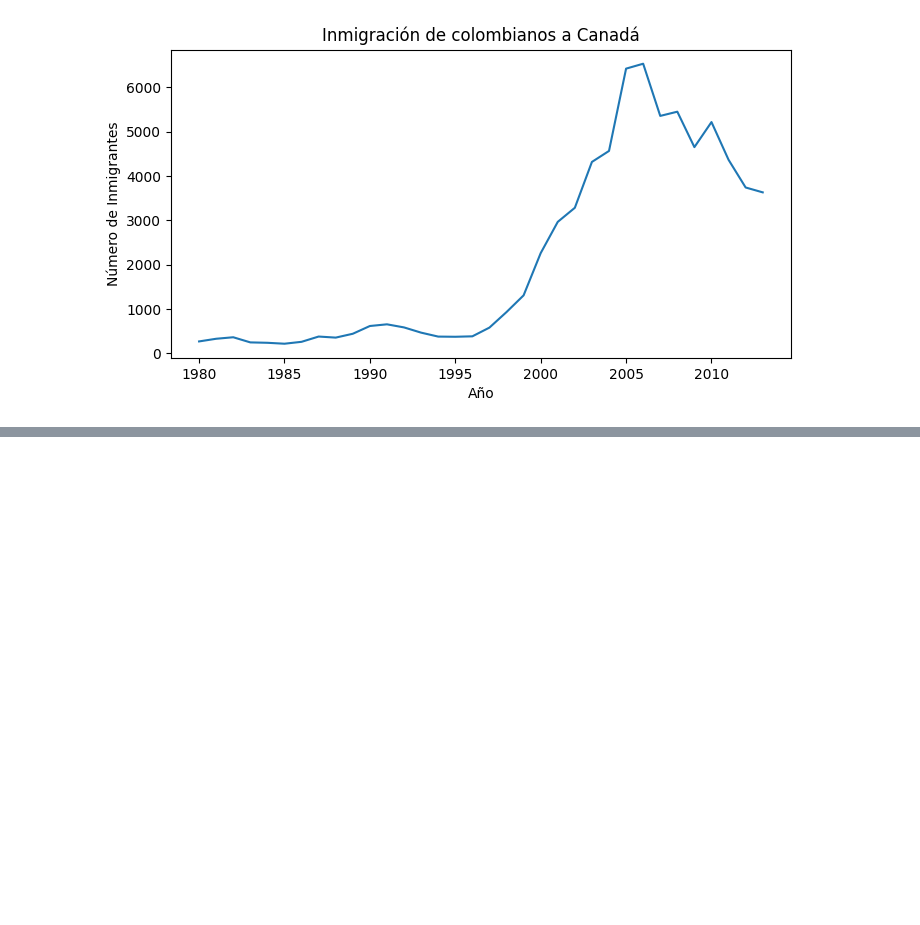
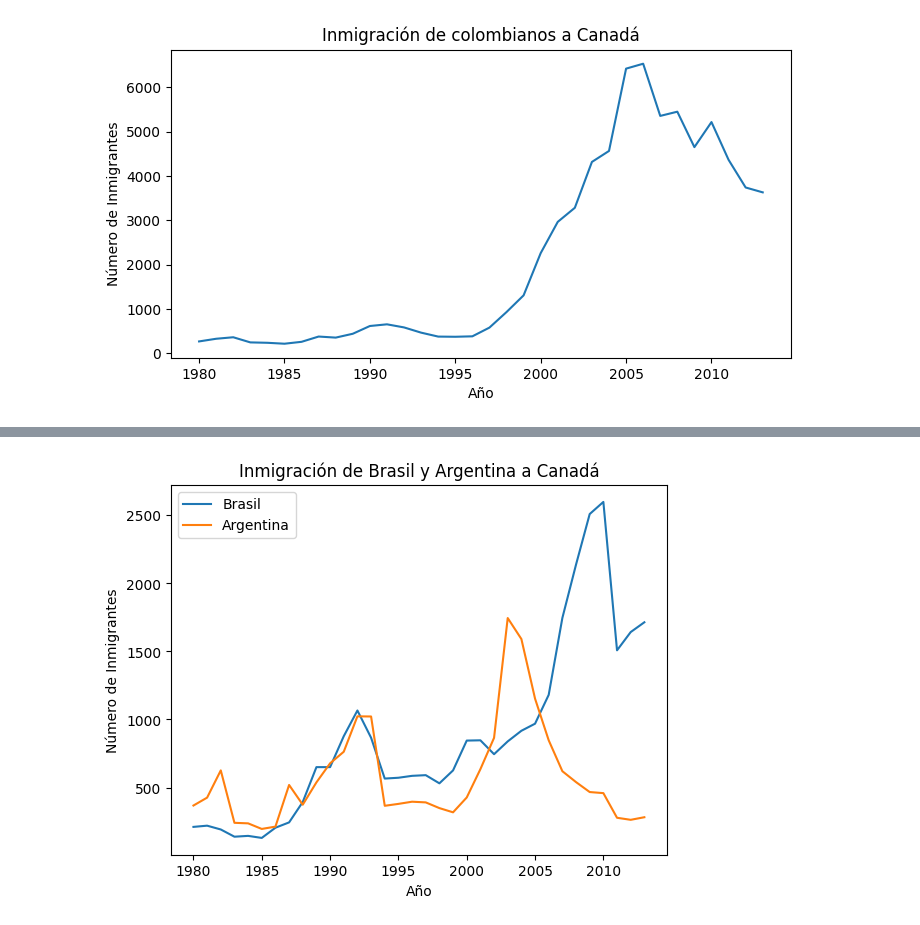
Before and after one commit to TAGARA-TECH/visualizacionDeDatos, a Jupyter notebook: visualizacion_de_datos_con_python.ipynb, the cells around one changed output, grey strips where cells are left out. Saved outputs shown, nothing was run; the diff lists cells and outputs as text; code cells hidden in the pictures; blank space fills up the shorter version.

```diff
--- a/visualizacion_de_datos_con_python.ipynb
+++ b/visualizacion_de_datos_con_python.ipynb
@@ -201,0 +206,4 @@ plt.show()
+# %%
+df_comparacion = df.loc[['Brasil', 'Argentina'], anos]
+# %%
+df_comparacion = df_comparacion.T
@@ -201,0 +219,11 @@ plt.show()
+# %%
+plt.plot(df_comparacion['Brasil'], label='Brasil')
+plt.plot(df_comparacion['Argentina'], label='Argentina')
+plt.title('Inmigración de Brasil y Argentina a Canadá')
+plt.xlabel('Año')
+plt.ylabel('Número de Inmigrantes')
+plt.xticks(['1980', '1985', '1990', '1995', '2000', '2005', '2010'])
+plt.legend()
+plt.show()
+# %% [output]
+[figure, added]
```
Also changed, not shown: parts of 7 cells of this notebook.
